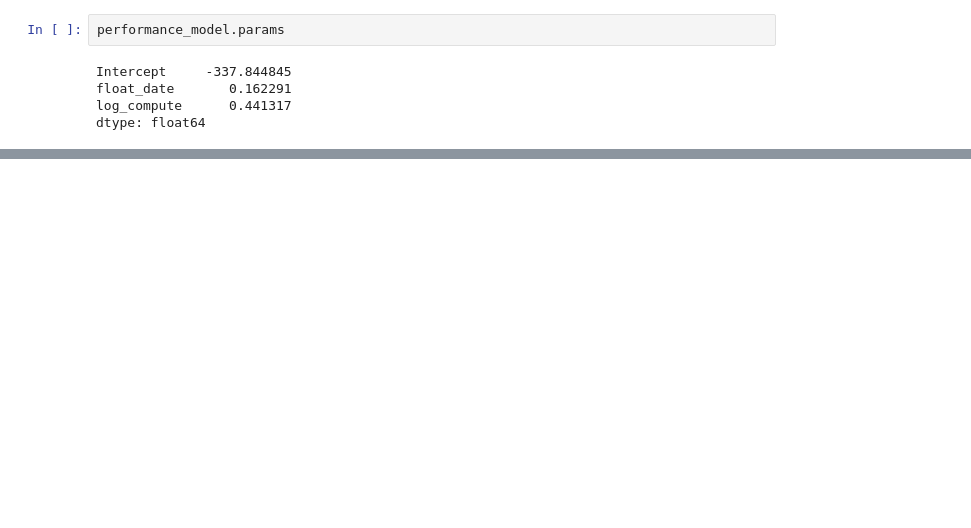
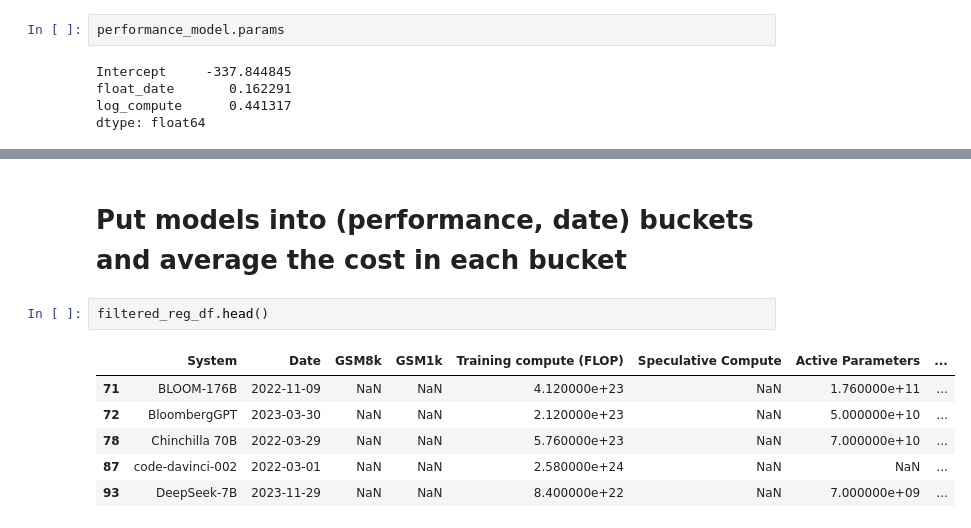
Before and after one commit to epoch-research/llm-benchmark-efficiency, a Jupyter notebook: benchmark_analysis.ipynb, the cells around one changed output, grey strips where cells are left out. Saved outputs shown, nothing was run; the diff lists cells and outputs as text; blank space fills up the shorter version.

```diff
--- a/benchmark_analysis.ipynb
+++ b/benchmark_analysis.ipynb
@@ -612,0 +598,11 @@ def boostrapped_regression_with_results(df, filter_fn, features, bench, filter_t
+# %% [markdown]
+# Put models into (performance, date) buckets and average the cost in each bucket
+# %%
+filtered_reg_df.head()
+# %% [output]
+|  | System | Date | GSM8k | GSM1k | Training compute (FLOP) | Speculative Compute | Active Parameters | ... |
+| 71 | BLOOM-176B | 2022-11-09 | NaN | NaN | 4.120000e+23 | NaN | 1.760000e+11 | ... |
+| 72 | BloombergGPT | 2023-03-30 | NaN | NaN | 2.120000e+23 | NaN | 5.000000e+10 | ... |
+| 78 | Chinchilla 70B | 2022-03-29 | NaN | NaN | 5.760000e+23 | NaN | 7.000000e+10 | ... |
+| 87 | code-davinci-002 | 2022-03-01 | NaN | NaN | 2.580000e+24 | NaN | NaN | ... |
+| 93 | DeepSeek-7B | 2023-11-29 | NaN | NaN | 8.400000e+22 | NaN | 7.000000e+09 | ... |
```
Also changed, not shown: parts of 25 cells of this notebook, 1 other file.
